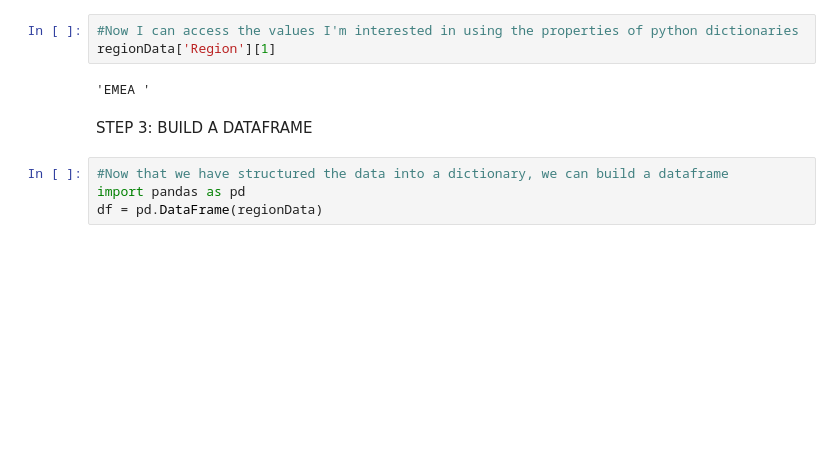
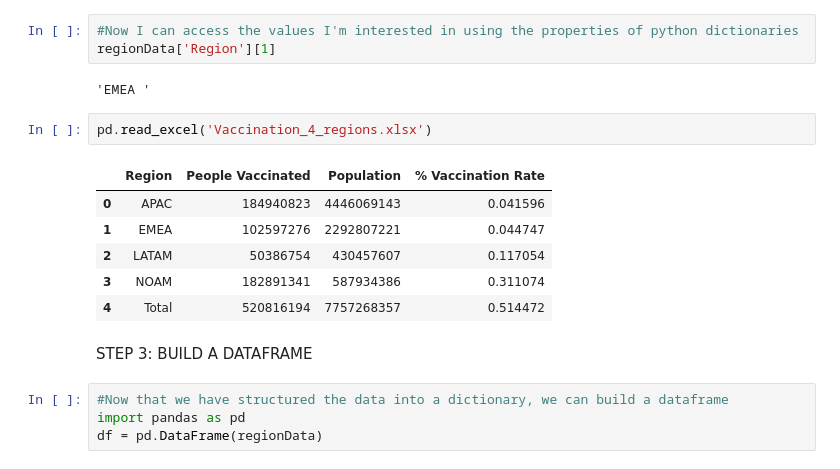
Before and after one commit to bossiilaria/Python, a Jupyter notebook: Vaccination Rate.ipynb, the cells around one changed output. Drawn from its saved outputs; the diff is of its cells as text; blank space fills up the shorter version.

```diff
--- a/Vaccination Rate.ipynb
+++ b/Vaccination Rate.ipynb
@@ -124,6 +124,15 @@ regionData = {
 regionData['Region'][1]
 # %% [output]
 'EMEA '
+# %%
+pd.read_excel('Vaccination_4_regions.xlsx')
+# %% [output]
+|  | Region | People Vaccinated | Population | % Vaccination Rate |
+| 0 | APAC | 184940823 | 4446069143 | 0.041596 |
+| 1 | EMEA | 102597276 | 2292807221 | 0.044747 |
+| 2 | LATAM | 50386754 | 430457607 | 0.117054 |
+| 3 | NOAM | 182891341 | 587934386 | 0.311074 |
+| 4 | Total | 520816194 | 7757268357 | 0.514472 |
 # %% [markdown]
 STEP 3: BUILD A DATAFRAME
 # %%
```
Also changed, not shown: parts of 10 cells of this notebook, 3 other files.
